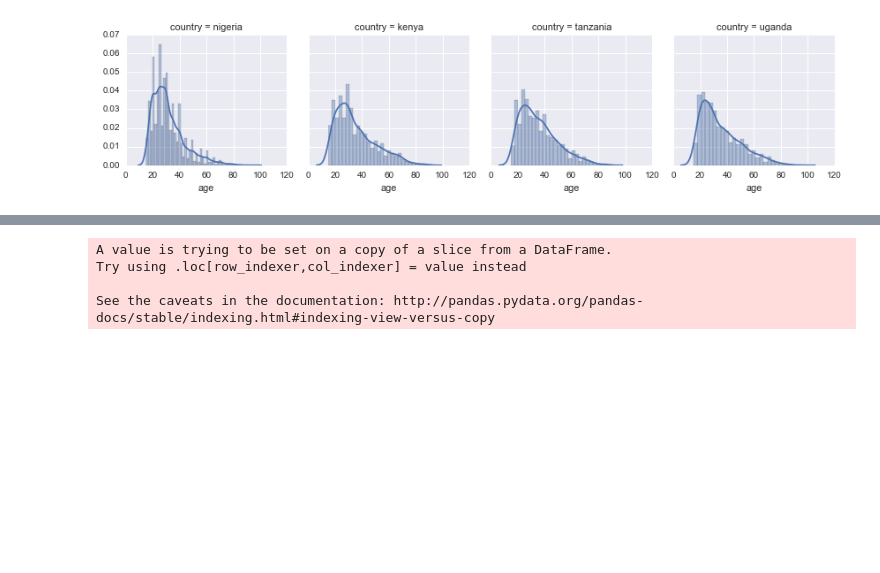
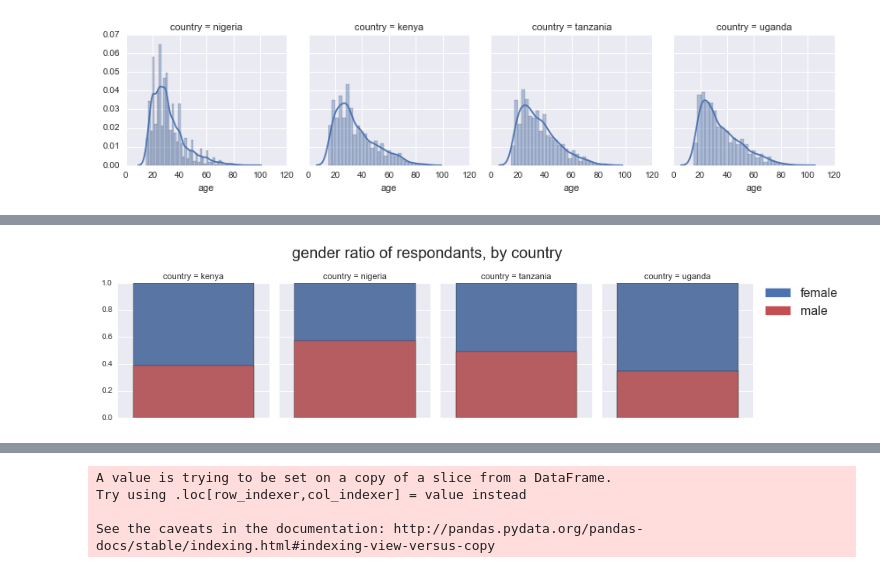
Before and after one commit to cturner500/DoPLER, a Jupyter notebook: funnel_analysis.ipynb, the cells around one changed output, grey strips where cells are left out. Saved outputs shown, nothing was run; the diff lists cells and outputs as text; code cells hidden in the pictures; blank space fills up the shorter version.

```diff
--- a/funnel_analysis.ipynb
+++ b/funnel_analysis.ipynb
@@ -144,3 +163,23 @@ See the caveats in the documentation: http://pandas.pydata.org/pandas-docs/stabl
+# %%
+
+# plot age by country
+def plotfunction(data, color):
+    ax = sns.barplot(y='male', data=data)
+    ax.set(xlabel='common xlabel', ylabel='common ylabel')
+
+g = sns.FacetGrid(dat.reset_index(), col="country")
+g.map_dataframe(lambda data, color: sns.barplot(y='total', data=data, color=current_palette[0]))
+g.map_dataframe(lambda data, color: sns.barplot(y='male', data=data, color=current_palette[2]))
+
+patch_one = mpatches.Patch(color=current_palette[0], label='female')
+patch_two = mpatches.Patch(color=current_palette[2], label='male')
+
+plt.legend(handles=[patch_one, patch_two], bbox_to_anchor=(1.05, 1), loc=2, borderaxespad=0., prop={'size':16})
+
+plt.suptitle('gender ratio of respondants, by country', fontsize=20, y=1.1)
+plt.show()
+# %% [output]
+[figure, added]
 # %%
 # plotting ratio by country
 # use dat
```
Also changed, not shown: parts of 10 cells of this notebook.
